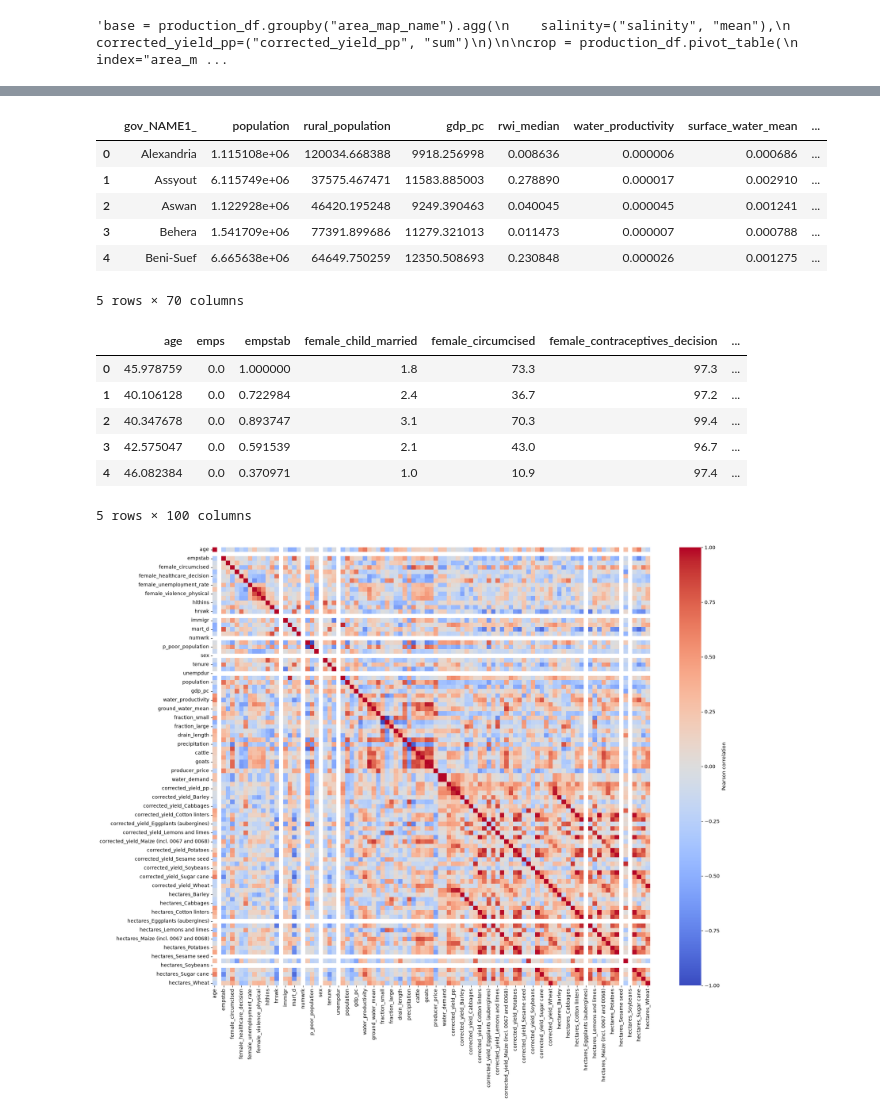
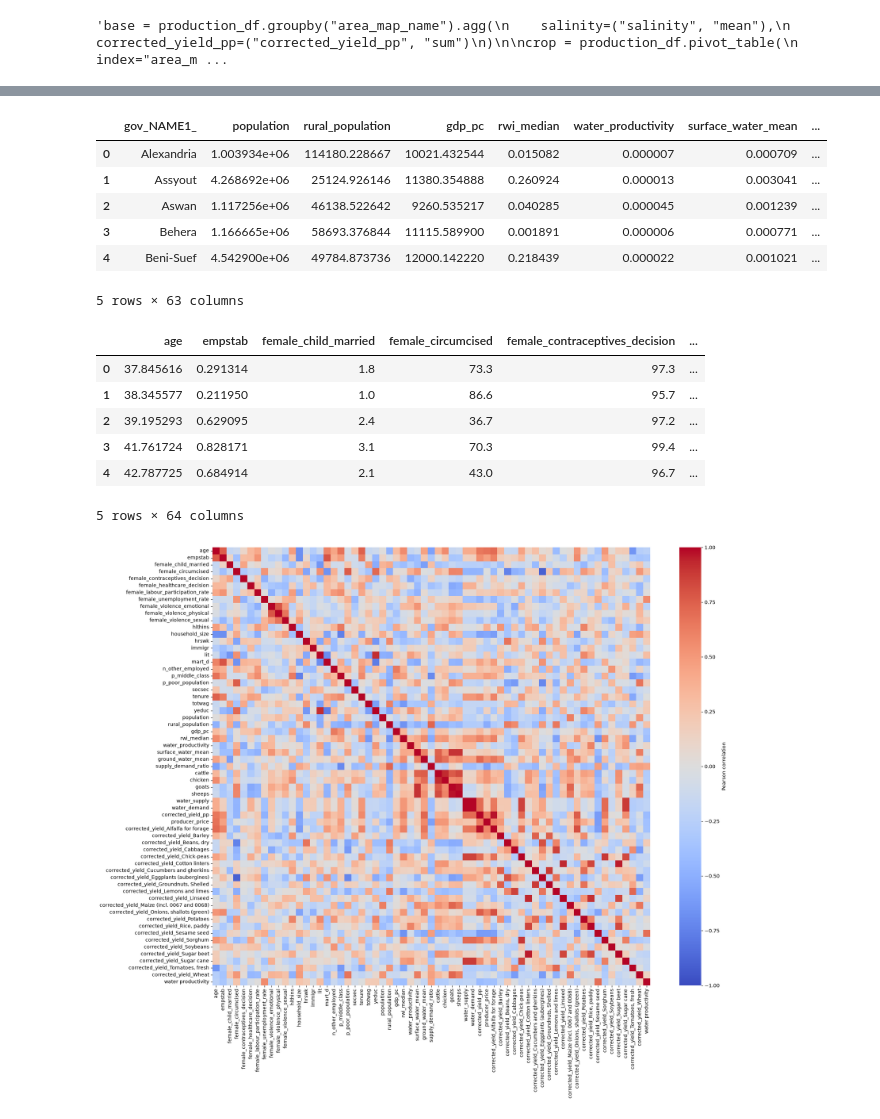
Before and after one commit to Deltares-research/egypt-survey-ml, a Jupyter notebook: notebooks/correlate-appended-survey-data_region.ipynb, the cells around one changed output, grey strips where cells are left out. Drawn from its saved outputs; the diff is of its cells as text; code cells hidden in the pictures.

```diff
--- a/notebooks/correlate-appended-survey-data_region.ipynb
+++ b/notebooks/correlate-appended-survey-data_region.ipynb
@@ -82,6 +80,8 @@ final_sample = sample_df.merge(
 
 to_correlate = masking_df.loc[masking_df["correl"] == 1, "variable"]
 cols = [c for c in to_correlate if c in final_sample.columns]
+# %%
+female_df = male_df.copy()
 # %%
 female_df = female_df[[col for col in cols + ["NAME1_", "pweight" ] if col in female_df.columns]]
 # %%
@@ -272,14 +247,16 @@ total_cols = [
         word in col.lower()
         for word in [
             "corrected",
-            "hectares",
             "arable",
             "water_supply",
             "water_demand",
+            "price"
         ]
     )
     and col.lower() != "arable_km2_scaled"
 ]
+
+w = "pct_of_command_area_area"
 
 # All other numeric variables receive a weighted average
 avg_cols = [
@@ -322,6 +299,8 @@ result_excel = (
 
 #result_excel.to_csv("result_excel.csv")
 # %%
+result_excel["water productivity"] =  result_excel["producer_price"] / result_excel["water_supply"]
+
 col_normalize = [
     col for col in excel_df.columns
     if any(
@@ -331,7 +310,7 @@ col_normalize = [
             "hectares",
             "arable",
             "water_supply",
-            "water_demand",
+            "water_demand"
         ]
     )
     and col.lower() != "arable_km2_scaled"
@@ -341,15 +320,25 @@ result_excel[col_normalize] = result_excel[col_normalize].div(
     result_excel["arable_km2"],
     axis=0
 )
+
+result_excel["producer_price_pp"] = result_excel["producer_price"].div(
+    result_excel["rural_population"],
+    axis=0
+)
+
+result_excel["arable_km2_pp"] = result_excel["arable_km2"].div(
+    result_excel["rural_population"],
+    axis=0
+)
 result_excel.head()
 # %% [output]
 |  | gov_NAME1_ | population | rural_population | gdp_pc | rwi_median | water_productivity | surface_water_mean | ... |
-| 0 | Alexandria | 1.115108e+06 | 120034.668388 | 9918.256998 | 0.008636 | 0.000006 | 0.000686 | ... |
-| 1 | Assyout | 6.115749e+06 | 37575.467471 | 11583.885003 | 0.278890 | 0.000017 | 0.002910 | ... |
-| 2 | Aswan | 1.122928e+06 | 46420.195248 | 9249.390463 | 0.040045 | 0.000045 | 0.001241 | ... |
-| 3 | Behera | 1.541709e+06 | 77391.899686 | 11279.321013 | 0.011473 | 0.000007 | 0.000788 | ... |
-| 4 | Beni-Suef | 6.665638e+06 | 64649.750259 | 12350.508693 | 0.230848 | 0.000026 | 0.001275 | ... |
+| 0 | Alexandria | 1.003934e+06 | 114180.228667 | 10021.432544 | 0.015082 | 0.000007 | 0.000709 | ... |
+| 1 | Assyout | 4.268692e+06 | 25124.926146 | 11380.354888 | 0.260924 | 0.000013 | 0.003041 | ... |
+| 2 | Aswan | 1.117256e+06 | 46138.522642 | 9260.535217 | 0.040285 | 0.000045 | 0.001239 | ... |
+| 3 | Behera | 1.166665e+06 | 58693.376844 | 11115.589900 | 0.001891 | 0.000006 | 0.000771 | ... |
+| 4 | Beni-Suef | 4.542900e+06 | 49784.873736 | 12000.142220 | 0.218439 | 0.000022 | 0.001021 | ... |
-5 rows × 70 columns
+5 rows × 63 columns
 # %%
 corelate_df = female_df.merge(
      result_excel,
@@ -359,44 +348,47 @@ corelate_df = female_df.merge(
 )
 
 corelate_df = corelate_df.drop(
-    columns=["pweight", "numwrksc", "disabl"],
+    columns=[
+        col for col in corelate_df.columns
+        if "hectare" in col.lower()
+        or col in ["pweight", "numwrksc", "disabl", "sex", "emps", "arable_km2", "population", "rural_population", "rwi_mean", "n_other_employed"]
+    ],
     errors="ignore"
 )
-
 corelate_df.head()
 # %% [output]
-|  | age | emps | empstab | female_child_married | female_circumcised | female_contraceptives_decision | ... |
-| 0 | 45.978759 | 0.0 | 1.000000 | 1.8 | 73.3 | 97.3 | ... |
-| 1 | 40.106128 | 0.0 | 0.722984 | 2.4 | 36.7 | 97.2 | ... |
-| 2 | 40.347678 | 0.0 | 0.893747 | 3.1 | 70.3 | 99.4 | ... |
-| 3 | 42.575047 | 0.0 | 0.591539 | 2.1 | 43.0 | 96.7 | ... |
-| 4 | 46.082384 | 0.0 | 0.370971 | 1.0 | 10.9 | 97.4 | ... |
+|  | age | empstab | female_child_married | female_circumcised | female_contraceptives_decision | ... |
+| 0 | 37.845616 | 0.291314 | 1.8 | 73.3 | 97.3 | ... |
+| 1 | 38.345577 | 0.211950 | 1.0 | 86.6 | 95.7 | ... |
+| 2 | 39.195293 | 0.629095 | 2.4 | 36.7 | 97.2 | ... |
+| 3 | 41.761724 | 0.828171 | 3.1 | 70.3 | 99.4 | ... |
+| 4 | 42.787725 | 0.684914 | 2.1 | 43.0 | 96.7 | ... |
-5 rows × 100 columns
+5 rows × 64 columns
 # %%
 import matplotlib.pyplot as plt
 import seaborn as sns
 
 # Pearson correlation for all numeric variables
 corr = corelate_df .select_dtypes("number").corr(method="pearson")
 
 plt.figure(figsize=(20, 16))
 sns.heatmap(
     corr,
     cmap="coolwarm",
     vmin=-1,
     vmax=1,
     center=0,
     square=True,
     cbar_kws={"label": "Pearson correlation"}
 )
 
 plt.xticks(rotation=90)
 plt.yticks(rotation=0)
 plt.tight_layout()
 plt.show()
 
 
 corr.columns = corr.columns.str.replace(",", " ", regex=False)
-corr.to_csv("female.csv")
+#corr.to_csv("male.csv")
 # %% [output]
-[figure, old version]
+[figure, new version]
```
Also changed, not shown: parts of 7 cells of this notebook, 6 other files.
